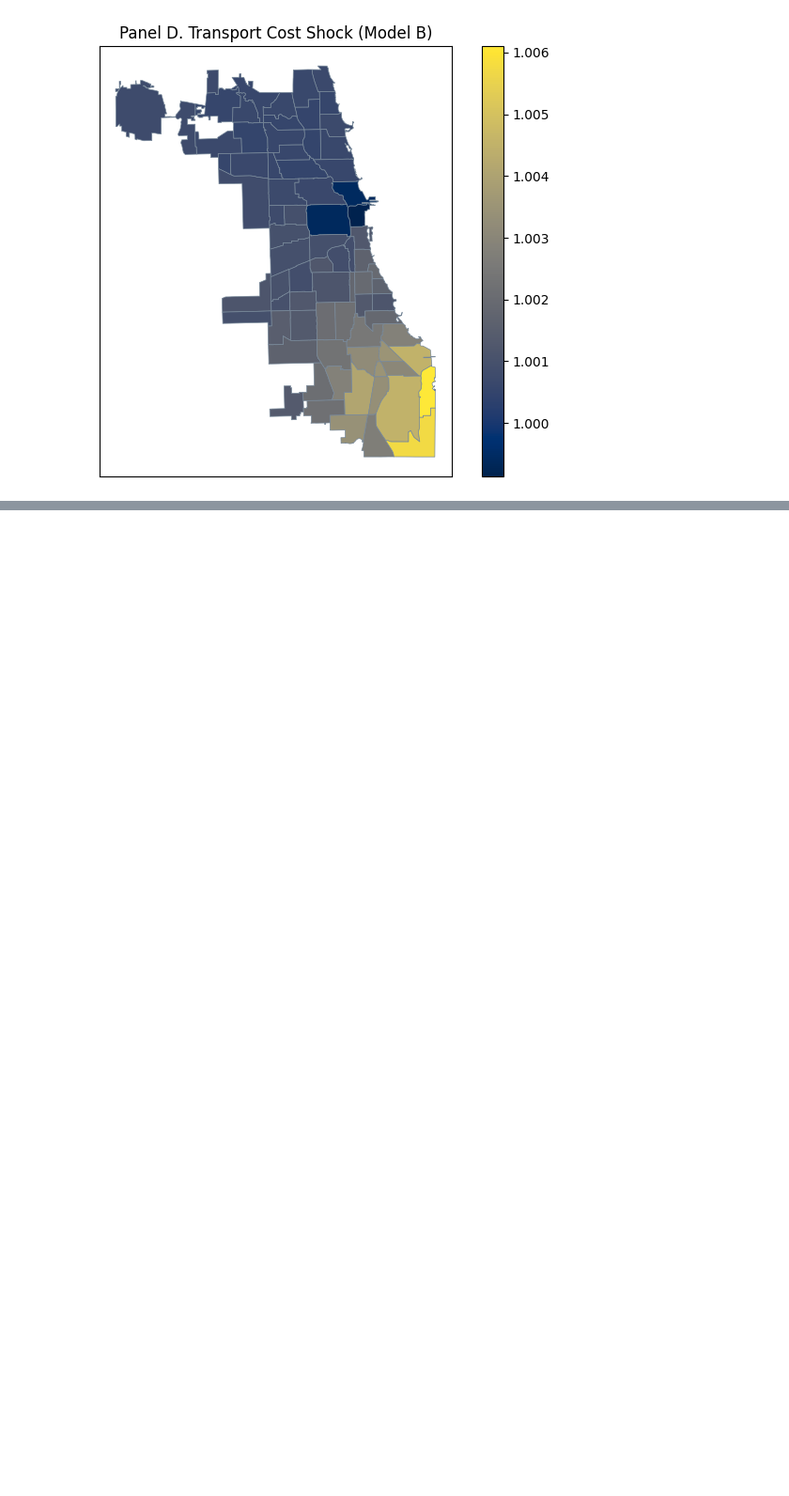
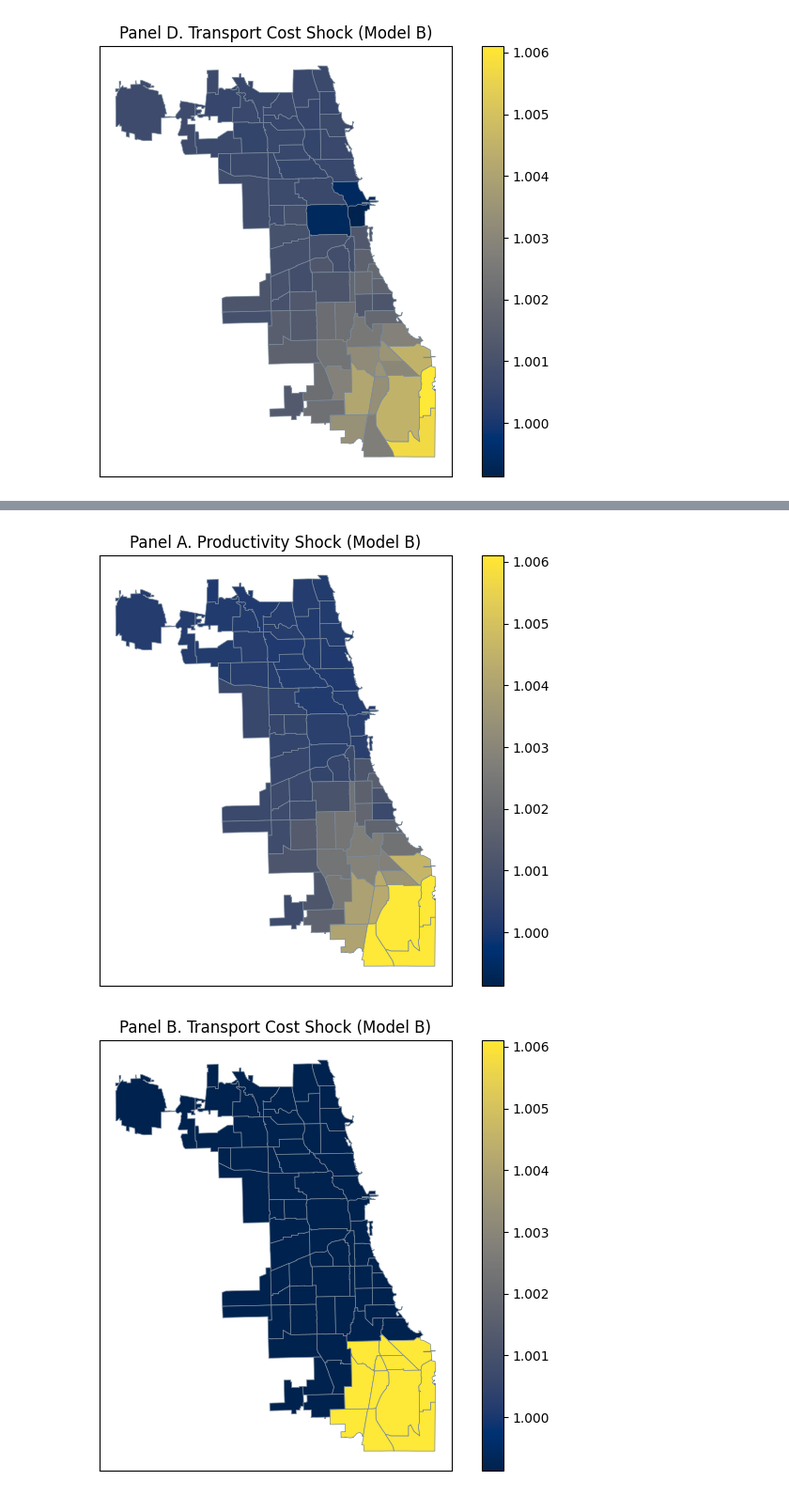
Before and after one commit to connachermurphy/qsm-chicago, a Jupyter notebook: analysis/qsm_implementation.ipynb, the cells around one changed output, grey strips where cells are left out. Shown at 94% size. Drawn from its saved outputs; the diff is of its cells as text; code cells hidden in the pictures; blank space fills up the shorter version.

```diff
--- a/analysis/qsm_implementation.ipynb
+++ b/analysis/qsm_implementation.ipynb
@@ -538,0 +380,5 @@ qsmt.compare_maps(shp_list, "w_hat", panel_titles, filenames)
+# %%
+qsmt.compare_maps([shp_list[1], shp_list[3]], "q_hat", panel_titles_mB, [filenames[1], filenames[3]])
+# %% [output]
+[figure, added]
+[figure, added]
```
Also changed, not shown: parts of 16 cells of this notebook, 30 other files.
